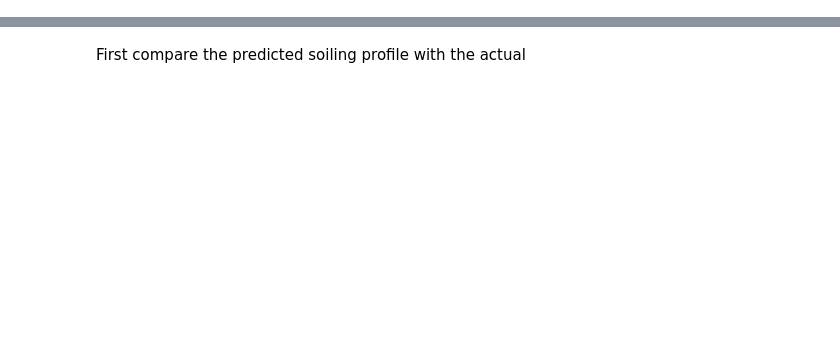
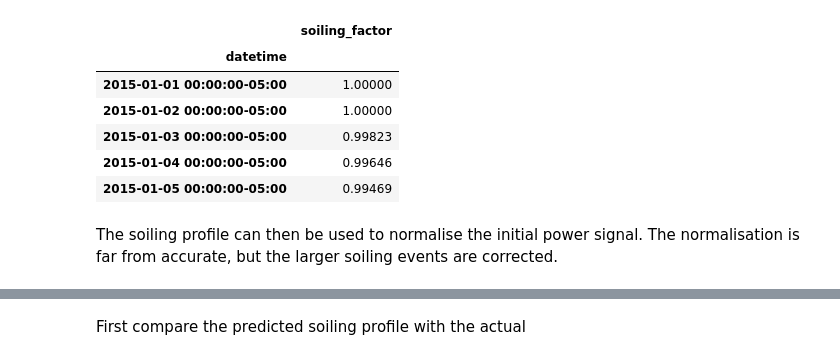
Before and after one commit to Rufski/S2DS-EPRI, a Jupyter notebook: notebooks/3.1-jj-soiling_profile.ipynb, the cells around one changed output, grey strips where cells are left out. Cells and saved outputs as stored; diff of their text form; code cells hidden in the pictures; blank space fills up the shorter version.

```diff
--- a/notebooks/3.1-jj-soiling_profile.ipynb
+++ b/notebooks/3.1-jj-soiling_profile.ipynb
@@ -17,0 +40,13 @@ from src.models.detect_soiling import *
+# %%
+soiling_profile = fing_soiling_profile_with_rolling_avg(df)
+soiling_profile.head()
+# %% [output]
+|  | soiling_factor |
+| datetime |  |
+| 2015-01-01 00:00:00-05:00 | 1.00000 |
+| 2015-01-02 00:00:00-05:00 | 1.00000 |
+| 2015-01-03 00:00:00-05:00 | 0.99823 |
+| 2015-01-04 00:00:00-05:00 | 0.99646 |
+| 2015-01-05 00:00:00-05:00 | 0.99469 |
+# %% [markdown]
+The soiling profile can then be used to normalise the initial power signal. The normalisation is far from accurate, but the larger soiling events are corrected.
```
Also changed, not shown: parts of 34 cells of this notebook, 1 other file.
